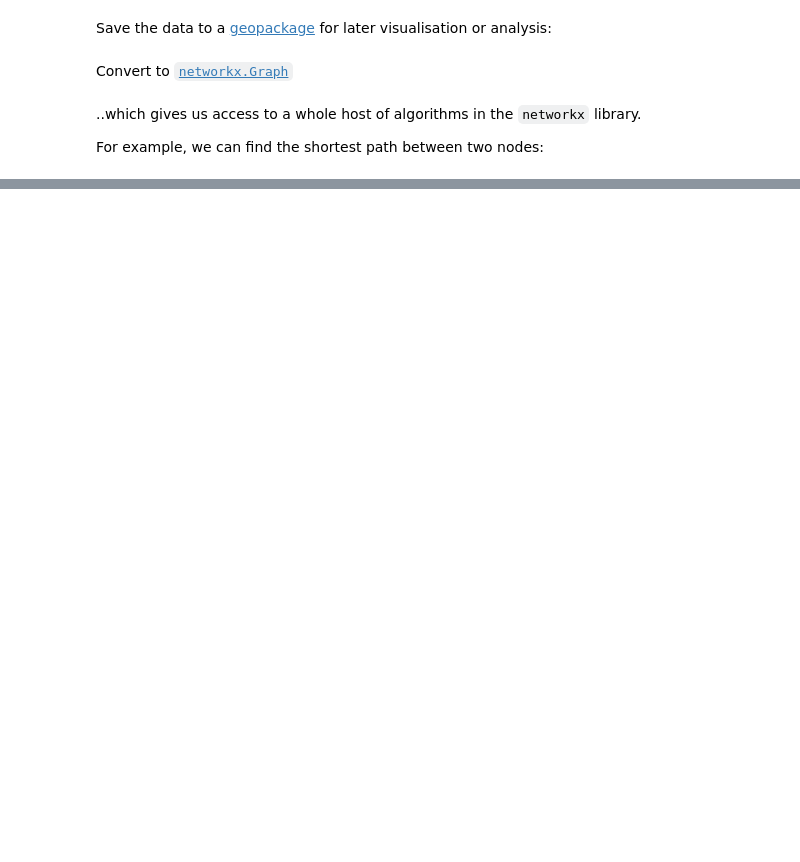
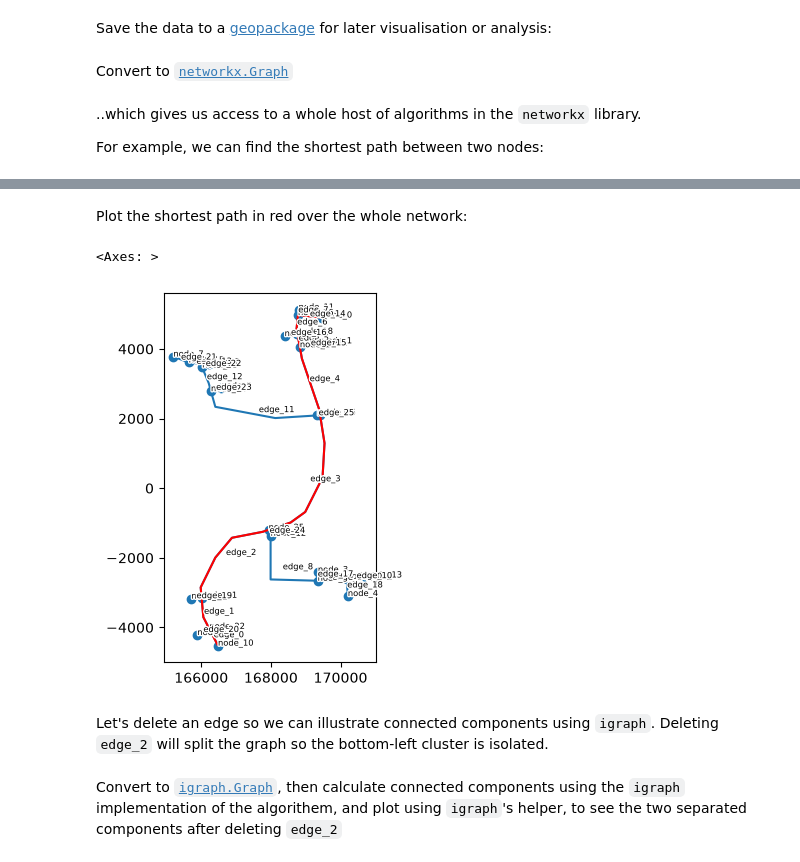
Before and after one commit to nismod/snkit, a Jupyter notebook: notebooks/snkit-demo.ipynb, the cells around one changed output, grey strips where cells are left out. Saved outputs shown, nothing was run; the diff lists cells and outputs as text; code cells hidden in the pictures; blank space fills up the shorter version.

```diff
--- a/notebooks/snkit-demo.ipynb
+++ b/notebooks/snkit-demo.ipynb
@@ -116,3 +144,7 @@ G = snkit.network.to_networkx(with_topology)
+# %%
+projected = snkit.Network(with_topology.nodes.copy(), with_topology.edges.copy())
+projected.to_crs("EPSG:32631")
+graph_nx = snkit.network.to_networkx(projected)
 # %% [markdown]
 ..which gives us access to a whole host of algorithms in the `networkx` library.
 
@@ -131,0 +152,13 @@ networkx.shortest_path(G, "node_0", "node_10")
+# %%
+path_nodes = networkx.shortest_path(graph_nx, "node_0", "node_10")  # gives a list of node ids
+path_edges = list(zip(path_nodes, path_nodes[1:])) # gives a list of (from_id, to_id) tuples
+# %%
+edge_dfs = []
+for from_id, to_id in path_edges:
+    # as our network is undirected, pull either from_id-to_id or to_id-from_id for each path edge
+    ab = (projected.edges.from_id == from_id) & (projected.edges.to_id == to_id)
+    ba = (projected.edges.from_id == to_id) & (projected.edges.to_id == from_id)
+    df = projected.edges[ab | ba]
+    edge_dfs.append(df)
+path_edge_df = pandas.concat(edge_dfs)
+path_edge_df
@@ -131,0 +175,10 @@ networkx.shortest_path(G, "node_0", "node_10")
+# %% [markdown]
+Plot the shortest path in red over the whole network:
+# %%
+ax = plot_network(projected)
+path_edge_df.plot(ax=ax, color='red')
+# %% [output]
+<Axes: >
+[figure, added]
+# %% [markdown]
+Let's delete an edge so we can illustrate connected components using `igraph`. Deleting `edge_2` will split the graph so the bottom-left cluster is isolated.
@@ -131,0 +187,2 @@ networkx.shortest_path(G, "node_0", "node_10")
+# %% [markdown]
+Convert to [`igraph.Graph`](https://python.igraph.org/en/stable/api/igraph.Graph.html), then calculate connected components using the `igraph` implementation of the algorithem, and plot using `igraph`'s helper, to see the two separated components after deleting `edge_2`
```
Also changed, not shown: parts of 18 cells of this notebook.
